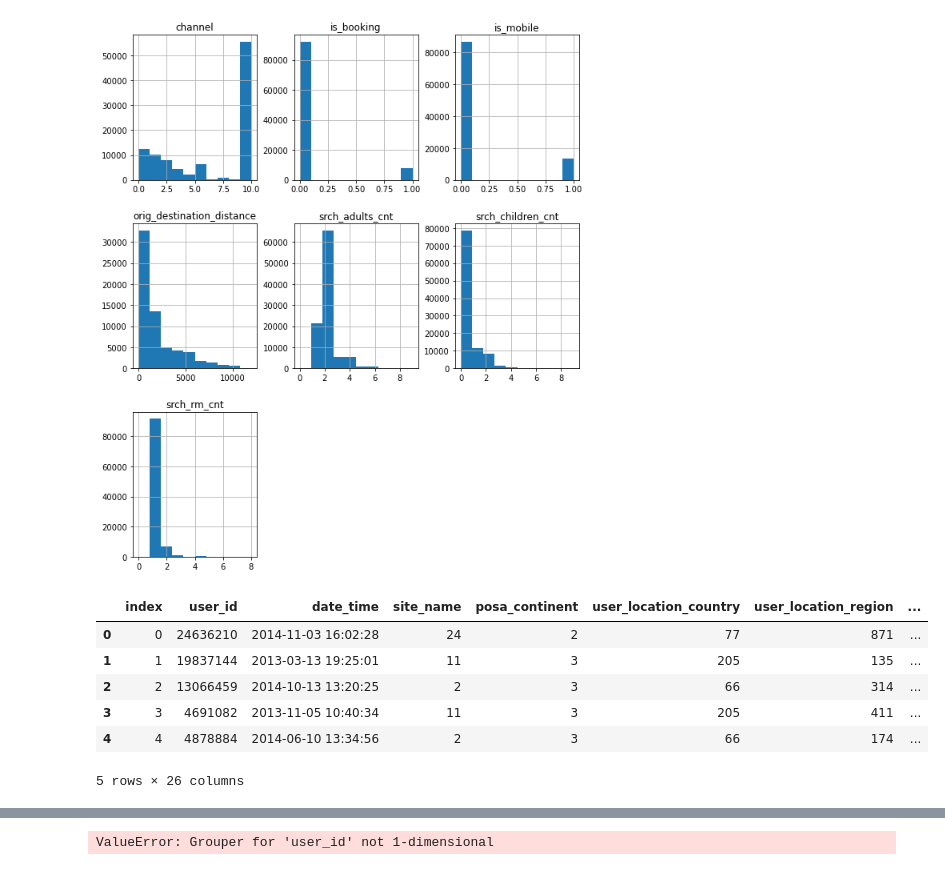
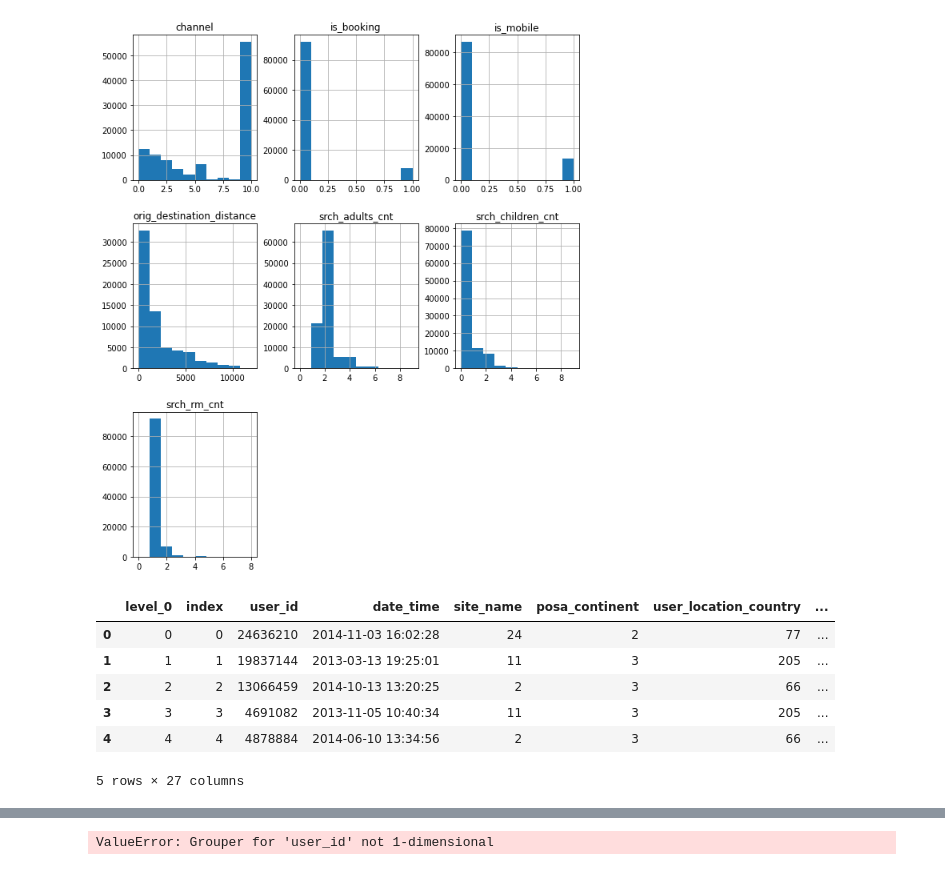
Before and after one commit to AvinashTiwari/Artifical-intelligence-2, a Jupyter notebook: 1_DataScience_20_Case_Studies/14_Customer_Clusterning/CustCluster.ipynb, the cells around one changed output, grey strips where cells are left out. Saved outputs shown, nothing was run; the diff lists cells and outputs as text; code cells hidden in the pictures.

```diff
--- a/1_DataScience_20_Case_Studies/14_Customer_Clusterning/CustCluster.ipynb
+++ b/1_DataScience_20_Case_Studies/14_Customer_Clusterning/CustCluster.ipynb
@@ -138,15 +138,15 @@ array([[<matplotlib.axes._subplots.AxesSubplot object at 0x...>,
       dtype=object)
 [figure]
 # %%
-travel.rename(columns={'Unnamed: 0':'user_id'}, inplace=True)
+travel.rename(columns={'Unnamed: 0':'user_id1'}, inplace=True)
 travel = travel.reset_index()
 travel.columns = travel.columns.get_level_values(0)
 travel.head()
 # %% [output]
-|  | index | user_id | date_time | site_name | posa_continent | user_location_country | user_location_region | ... |
-| 0 | 0 | 24636210 | 2014-11-03 16:02:28 | 24 | 2 | 77 | 871 | ... |
-| 1 | 1 | 19837144 | 2013-03-13 19:25:01 | 11 | 3 | 205 | 135 | ... |
-| 2 | 2 | 13066459 | 2014-10-13 13:20:25 | 2 | 3 | 66 | 314 | ... |
-| 3 | 3 | 4691082 | 2013-11-05 10:40:34 | 11 | 3 | 205 | 411 | ... |
-| 4 | 4 | 4878884 | 2014-06-10 13:34:56 | 2 | 3 | 66 | 174 | ... |
+|  | level_0 | index | user_id | date_time | site_name | posa_continent | user_location_country | ... |
+| 0 | 0 | 0 | 24636210 | 2014-11-03 16:02:28 | 24 | 2 | 77 | ... |
+| 1 | 1 | 1 | 19837144 | 2013-03-13 19:25:01 | 11 | 3 | 205 | ... |
+| 2 | 2 | 2 | 13066459 | 2014-10-13 13:20:25 | 2 | 3 | 66 | ... |
+| 3 | 3 | 3 | 4691082 | 2013-11-05 10:40:34 | 11 | 3 | 205 | ... |
+| 4 | 4 | 4 | 4878884 | 2014-06-10 13:34:56 | 2 | 3 | 66 | ... |
-5 rows × 26 columns
+5 rows × 27 columns
```
Also changed, not shown: parts of 3 cells of this notebook.
